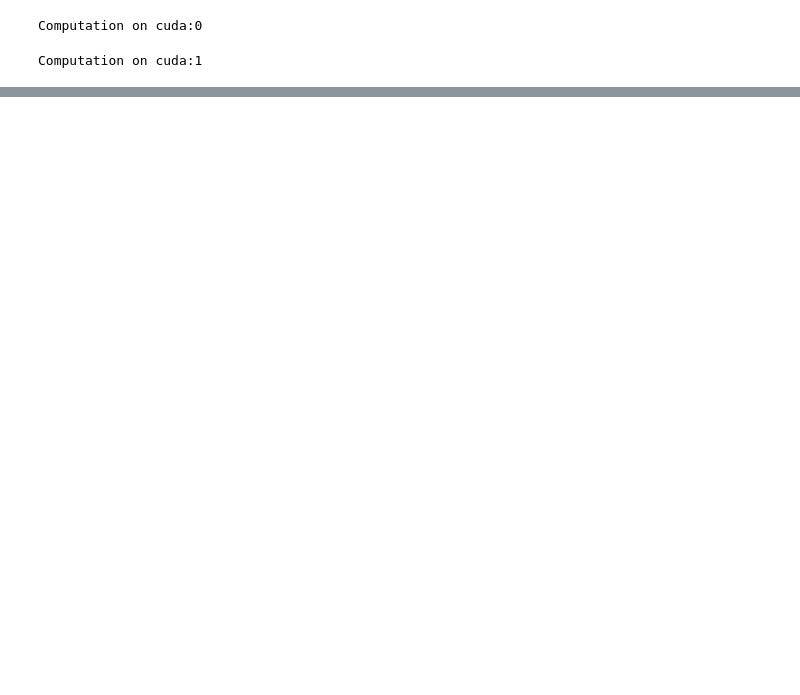
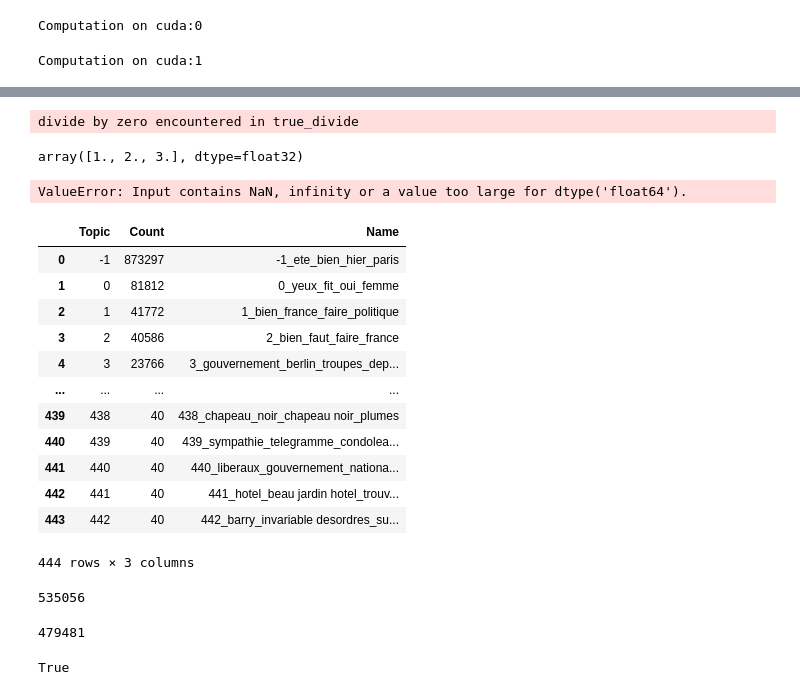
Before and after one commit to GuilhemSicard/Future-Anxiety, a Jupyter notebook: TopicModeling .ipynb, the cells around one changed output, grey strips where cells are left out. Drawn from its saved outputs; the diff is of its cells as text; code cells hidden in the pictures; blank space fills up the shorter version.

```diff
--- a/TopicModeling .ipynb
+++ b/TopicModeling .ipynb
@@ -599,0 +494,2 @@ tensor([[ 2.4733e-01,  1.6857e-01,  6.5338e-01,  1.7024e-01,  5.9312e-02,
+# %%
+topic_model = BERTopic().load("BERTopic.bin")
@@ -599,0 +503,10 @@ tensor([[ 2.4733e-01,  1.6857e-01,  6.5338e-01,  1.7024e-01,  5.9312e-02,
+# %%
+vectorizer_model = CountVectorizer(ngram_range=(1,3),
+                                   max_df = 0.6,
+                                   min_df = 25,
+                                   #tokenizer= tokenizer,
+                                   #strip_accents = 'unicode',
+                                   lowercase = True,
+                                   stop_words = nlp.Defaults.stop_words)
+#topic_model.update_topics(BERTDf.content.tolist(), vectorizer_model = vectorizer_model)
+vectorizer_model = vectorizer_model.fit(BERTDf.content.tolist())
@@ -599,0 +522,54 @@ tensor([[ 2.4733e-01,  1.6857e-01,  6.5338e-01,  1.7024e-01,  5.9312e-02,
+# %%
+checkAny = lambda ngrams, cond : any(cond(word) for word in ngrams.split())
+checkAll = lambda ngrams, cond : all(cond(word) for word in ngrams.split())
+checkLen = lambda word : (len(word)>2)
+checkIsAlpha = lambda word : word.isalpha()
+checkIsValid = lambda word: word in nlp.vocab.strings and word not in nlp.Defaults.stop_words
+
+vocab = {unidecode(words) for words in vectorizer_model.vocabulary_
+         if  checkAny(words,checkLen) and checkAll(words,checkIsAlpha) and checkAny(words,checkIsValid)}
+# %%
+vectorizer_model = CountVectorizer(vocabulary = vocab)
+topic_model.update_topics(BERTDf.content.tolist(), vectorizer_model = vectorizer_model)
+# %% [output]
+divide by zero encountered in true_divide
+# %%
+import numpy as np
+np.array([1,2,3],dtype='float32')
+# %% [output]
+array([1., 2., 3.], dtype=float32)
+# %%
+topics_over_time = topic_model.topics_over_time(BERTDf.content.tolist(),
+                                                [ID.split('_')[0] for ID in docEmbs.index],
+                                                nr_bins = 20,
+                                                global_tuning=True)
+# %% [output]
+ValueError: Input contains NaN, infinity or a value too large for dtype('float64').
+# %%
+topic_model.get_topic_info()
+# %% [output]
+|  | Topic | Count | Name |
+| 0 | -1 | 873297 | -1_ete_bien_hier_paris |
+| 1 | 0 | 81812 | 0_yeux_fit_oui_femme |
+| 2 | 1 | 41772 | 1_bien_france_faire_politique |
+| 3 | 2 | 40586 | 2_bien_faut_faire_france |
+| 4 | 3 | 23766 | 3_gouvernement_berlin_troupes_dep... |
+| ... | ... | ... | ... |
+| 439 | 438 | 40 | 438_chapeau_noir_chapeau noir_plumes |
+| 440 | 439 | 40 | 439_sympathie_telegramme_condolea... |
+| 441 | 440 | 40 | 440_liberaux_gouvernement_nationa... |
+| 442 | 441 | 40 | 441_hotel_beau jardin hotel_trouv... |
+| 443 | 442 | 40 | 442_barry_invariable desordres_su... |
+444 rows × 3 columns
+# %%
+len(vectorizer_model.vocabulary_)
+# %% [output]
+535056
+# %%
+len(vocab)
+# %% [output]
+479481
+# %%
+'aspirations' in nlp.vocab.strings
+# %% [output]
+True
```
Also changed, not shown: parts of 34 cells of this notebook, 3 other files.
